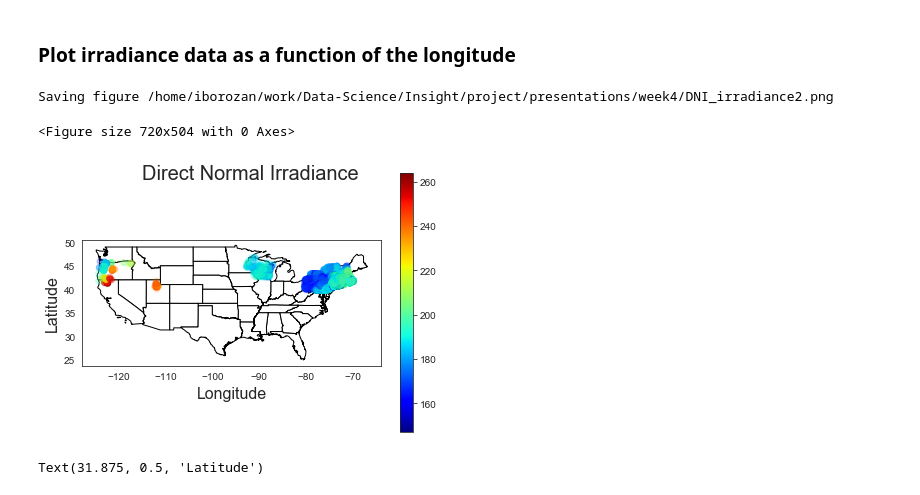
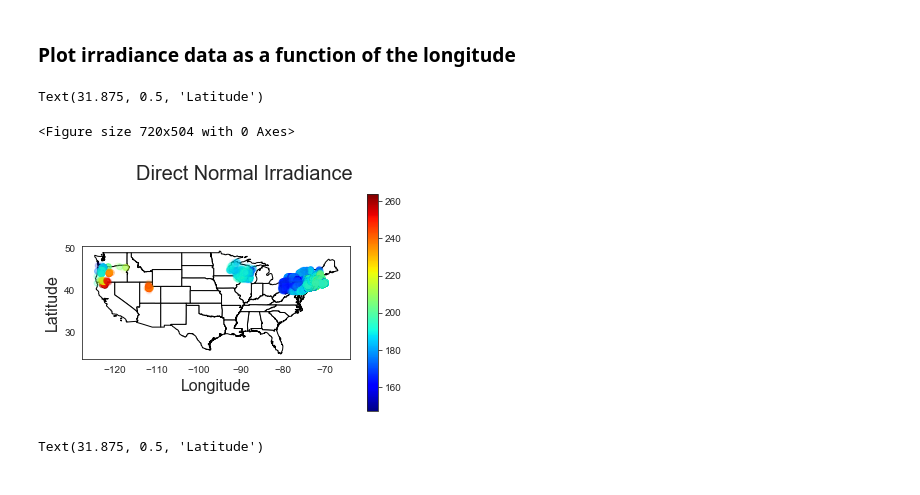
Before and after one commit to iborozan/solar, a Jupyter notebook: notebooks/solar_eda_and_technical_report.ipynb, the cells around one changed output. Cells and saved outputs as stored; diff of their text form; code cells hidden in the pictures.

```diff
--- a/notebooks/solar_eda_and_technical_report.ipynb
+++ b/notebooks/solar_eda_and_technical_report.ipynb
@@ -28,10 +28,10 @@ import pickle
 ## Gathering the data
 # %%
 # get US zipcodes with lat and long
-us_zip_codes = pd.read_csv('/home/iborozan/work/Data-Science/projects/renewable/dataset/postal_codes/us/us-zip-code-latitude-and-longitude.csv', sep = ';')
+us_zip_codes = pd.read_csv('/home/iborozan/work/data-science/projects/renewable/dataset/postal_codes/us/us-zip-code-latitude-and-longitude.csv', sep = ';')
 zip_lat_lon = us_zip_codes[['Zip', "Latitude", "Longitude"]]
 
-data_dir_openpv = '/home/iborozan/work/Data-Science/projects/renewable/dataset/openpv/'
+data_dir_openpv = '/home/iborozan/work/data-science/projects/renewable/dataset/openpv/'
 
 # get the OpenPV data
 df_opv = pd.read_csv(data_dir_openpv + 'openpv_all.csv', sep=',')
@@ -142,7 +142,7 @@ memory usage: 249.2+ MB
 #df_opv.to_sql('opv_clean', con=conn, if_exists='replace')
 # %%
 # read back from the database
-conn = sqlite3.Connection("/home/iborozan/work/Data-Science/projects/renewable/dataset/gosolar.db")
+conn = sqlite3.Connection("/home/iborozan/work/data-science/projects/renewable/dataset/gosolar.db")
 df_opv = pd.read_sql("SELECT * FROM opv_clean", con=conn)
 
 # make sense to impute some of the nan values
@@ -173,7 +173,7 @@ df_opv_resid_us = df_opv_resid_us.merge(zip_lat_lon, left_on="zipcode", right_on
 # output these zipcodes for NREL querying
 # df_opv_resid_us[['zipcode', 'Latitude', 'Longitude']].drop_duplicates(subset='zipcode', keep='first').to_csv('us_zip_codes_gosolar2.csv', index=False)
 # upload the irradiance data downloaded from nrel
-conn = sqlite3.Connection("/home/iborozan/work/Data-Science/projects/renewable/dataset/NREL-US/gosolar.db")
+conn = sqlite3.Connection("/home/iborozan/work/data-science/projects/renewable/dataset/NREL-US/gosolar.db")
 
 zipcode_irradiance = pd.read_sql("SELECT * FROM zipcode_data", con=conn)
 
@@ -298,30 +298,30 @@ min(df_opv_resid_us_north_cleaned['date_installed'])
 # %%
 gdf = gpd.GeoDataFrame(df_opv_resid_us_north_cleaned, geometry=gpd.points_from_xy(df_opv_resid_us_north_cleaned.Longitude, df_opv_resid_us_north_cleaned.Latitude))
 
-usa = gpd.read_file('/home/iborozan/work/Data-Science/projects/renewable/dataset/maps/us/states.shp')
+usa = gpd.read_file('/home/iborozan/work/data-science/projects/renewable/dataset/maps/us/states.shp')
 
 def save_fig(fig_id, tight_layout=True, fig_extension="png", resolution=300):
     """A function for saving figures in a prespecified direcotry"""
-    IMAGES_PATH = '/home/iborozan/work/Data-Science/Insight/project/presentations/week4/'
+    IMAGES_PATH = '/home/iborozan/work/data-science/Insight/project/presentations/week4/'
     path = os.path.join(IMAGES_PATH, fig_id + "." + fig_extension)
     print("Saving figure", path)
     if tight_layout:
         plt.tight_layout()
-    plt.savefig(path, format=fig_extension, dpi=resolution)
+    #plt.savefig(path, format=fig_extension, dpi=resolution)
 
 
 #DNI
 plt.figure(figsize=((10,7)))
 ax = usa[(usa['STATE_NAME'] != 'Alaska') & (usa['STATE_NAME'] != 'Hawaii')].plot(color='white', edgecolor='black')
 gdf.plot(ax=ax,  alpha=0.05,  column='DNI', cmap=plt.get_cmap("jet"), legend = True, label="W/m2")
 plt.suptitle('Direct Normal Irradiance', fontsize=20)
 plt.xlabel('Longitude', fontsize=16)
 plt.ylabel('Latitude', fontsize=16)
-save_fig("DNI_irradiance2")
+#save_fig("DNI_irradiance2")
 # %% [output]
-Saving figure /home/iborozan/work/Data-Science/Insight/project/presentations/week4/DNI_irradiance2.png
+Text(31.875, 0.5, 'Latitude')
 <Figure size 720x504 with 0 Axes>
-[figure, old version]
+[figure, new version]
 # %%
 plt.figure(figsize=((10,7)))
 ax = usa[(usa['STATE_NAME'] != 'Alaska') & (usa['STATE_NAME'] != 'Hawaii')].plot(color='white', edgecolor='black')
```
Also changed, not shown: parts of 36 cells of this notebook.
